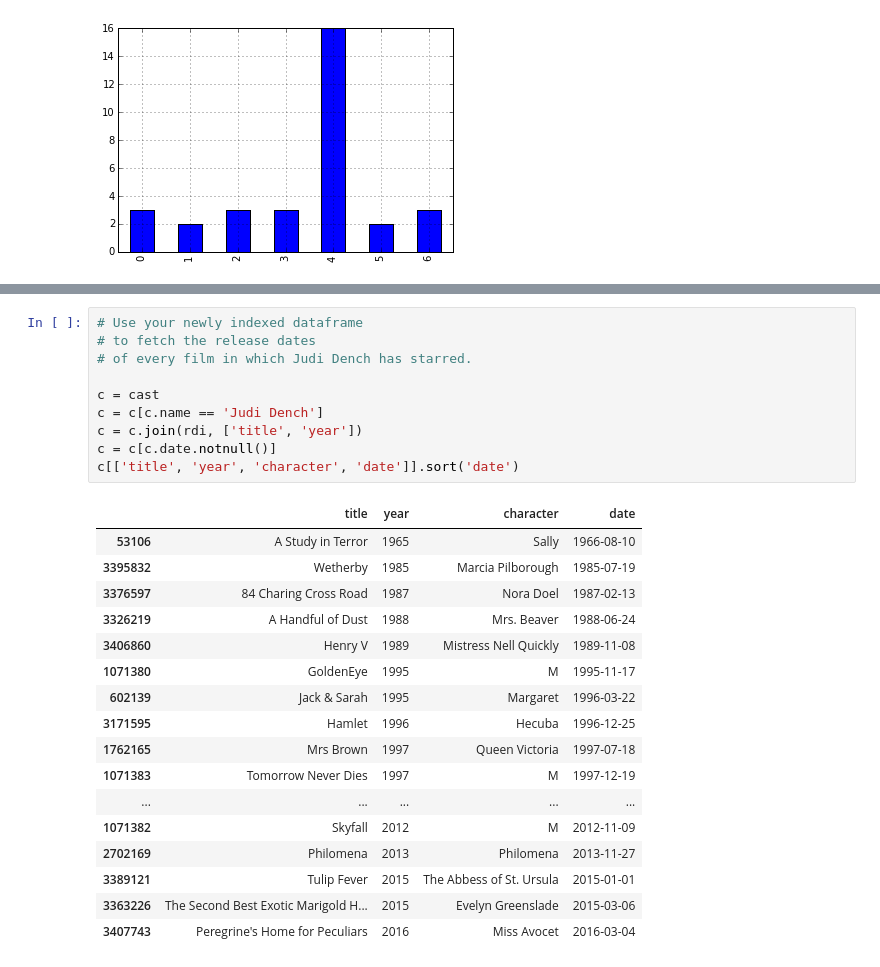
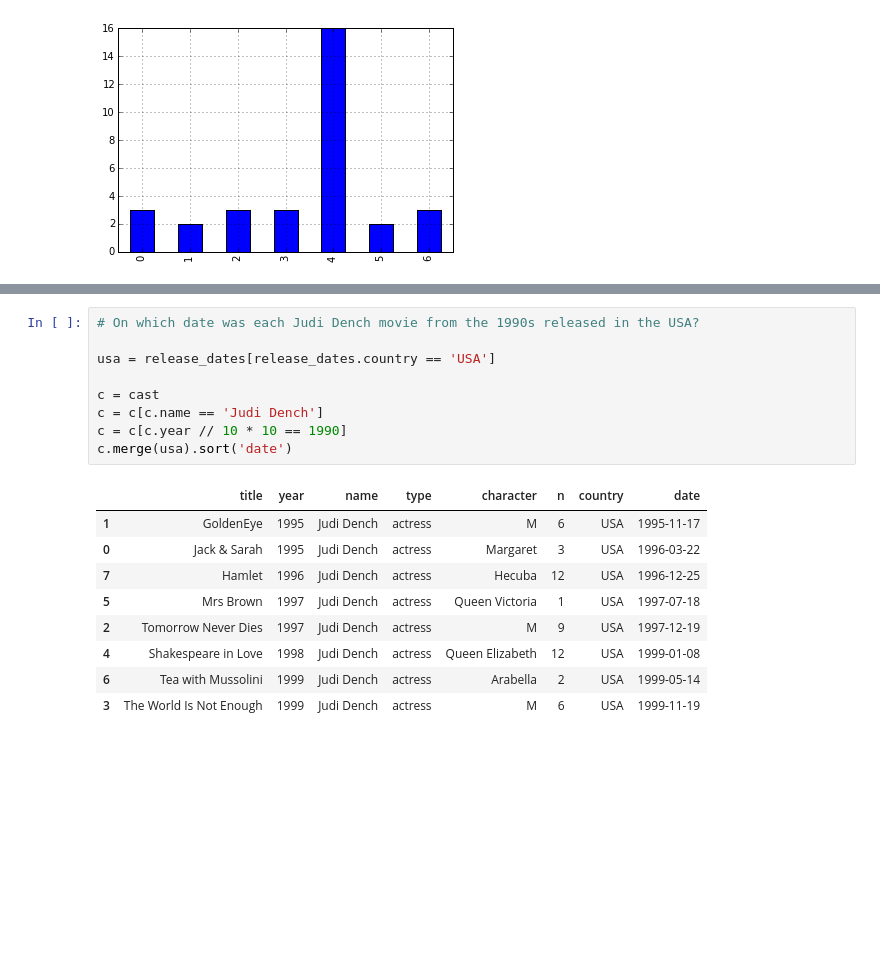
Before and after one commit to brandon-rhodes/pycon-pandas-tutorial, a Jupyter notebook: Solutions-5.ipynb, the cells around one changed output, grey strips where cells are left out. Saved outputs shown, nothing was run; the diff lists cells and outputs as text; blank space fills up the shorter version.

```diff
--- a/Solutions-5.ipynb
+++ b/Solutions-5.ipynb
@@ -104,29 +73,20 @@ rdi.loc[('Sleuth', 1972)]
-# %%
-# Use your newly indexed dataframe
-# to fetch the release dates
-# of every film in which Judi Dench has starred.
-
-c = cast
-c = c[c.name == 'Judi Dench']
-c = c.join(rdi, ['title', 'year'])
-c = c[c.date.notnull()]
-c[['title', 'year', 'character', 'date']].sort('date')
-# %% [output]
-|  | title | year | character | date |
-| 53106 | A Study in Terror | 1965 | Sally | 1966-08-10 |
-| 3395832 | Wetherby | 1985 | Marcia Pilborough | 1985-07-19 |
-| 3376597 | 84 Charing Cross Road | 1987 | Nora Doel | 1987-02-13 |
-| 3326219 | A Handful of Dust | 1988 | Mrs. Beaver | 1988-06-24 |
-| 3406860 | Henry V | 1989 | Mistress Nell Quickly | 1989-11-08 |
-| 1071380 | GoldenEye | 1995 | M | 1995-11-17 |
-| 602139 | Jack & Sarah | 1995 | Margaret | 1996-03-22 |
-| 3171595 | Hamlet | 1996 | Hecuba | 1996-12-25 |
-| 1762165 | Mrs Brown | 1997 | Queen Victoria | 1997-07-18 |
-| 1071383 | Tomorrow Never Dies | 1997 | M | 1997-12-19 |
-| ... | ... | ... | ... | ... |
-| 1071382 | Skyfall | 2012 | M | 2012-11-09 |
-| 2702169 | Philomena | 2013 | Philomena | 2013-11-27 |
-| 3389121 | Tulip Fever | 2015 | The Abbess of St. Ursula | 2015-01-01 |
-| 3363226 | The Second Best Exotic Marigold H... | 2015 | Evelyn Greenslade | 2015-03-06 |
-| 3407743 | Peregrine's Home for Peculiars | 2016 | Miss Avocet | 2016-03-04 |
+# %%
+# On which date was each Judi Dench movie from the 1990s released in the USA?
+
+usa = release_dates[release_dates.country == 'USA']
+
+c = cast
+c = c[c.name == 'Judi Dench']
+c = c[c.year // 10 * 10 == 1990]
+c.merge(usa).sort('date')
+# %% [output]
+|  | title | year | name | type | character | n | country | date |
+| 1 | GoldenEye | 1995 | Judi Dench | actress | M | 6 | USA | 1995-11-17 |
+| 0 | Jack & Sarah | 1995 | Judi Dench | actress | Margaret | 3 | USA | 1996-03-22 |
+| 7 | Hamlet | 1996 | Judi Dench | actress | Hecuba | 12 | USA | 1996-12-25 |
+| 5 | Mrs Brown | 1997 | Judi Dench | actress | Queen Victoria | 1 | USA | 1997-07-18 |
+| 2 | Tomorrow Never Dies | 1997 | Judi Dench | actress | M | 9 | USA | 1997-12-19 |
+| 4 | Shakespeare in Love | 1998 | Judi Dench | actress | Queen Elizabeth | 12 | USA | 1999-01-08 |
+| 6 | Tea with Mussolini | 1999 | Judi Dench | actress | Arabella | 2 | USA | 1999-05-14 |
+| 3 | The World Is Not Enough | 1999 | Judi Dench | actress | M | 6 | USA | 1999-11-19 |
 # %%
```
Also changed, not shown: parts of 10 cells of this notebook.
